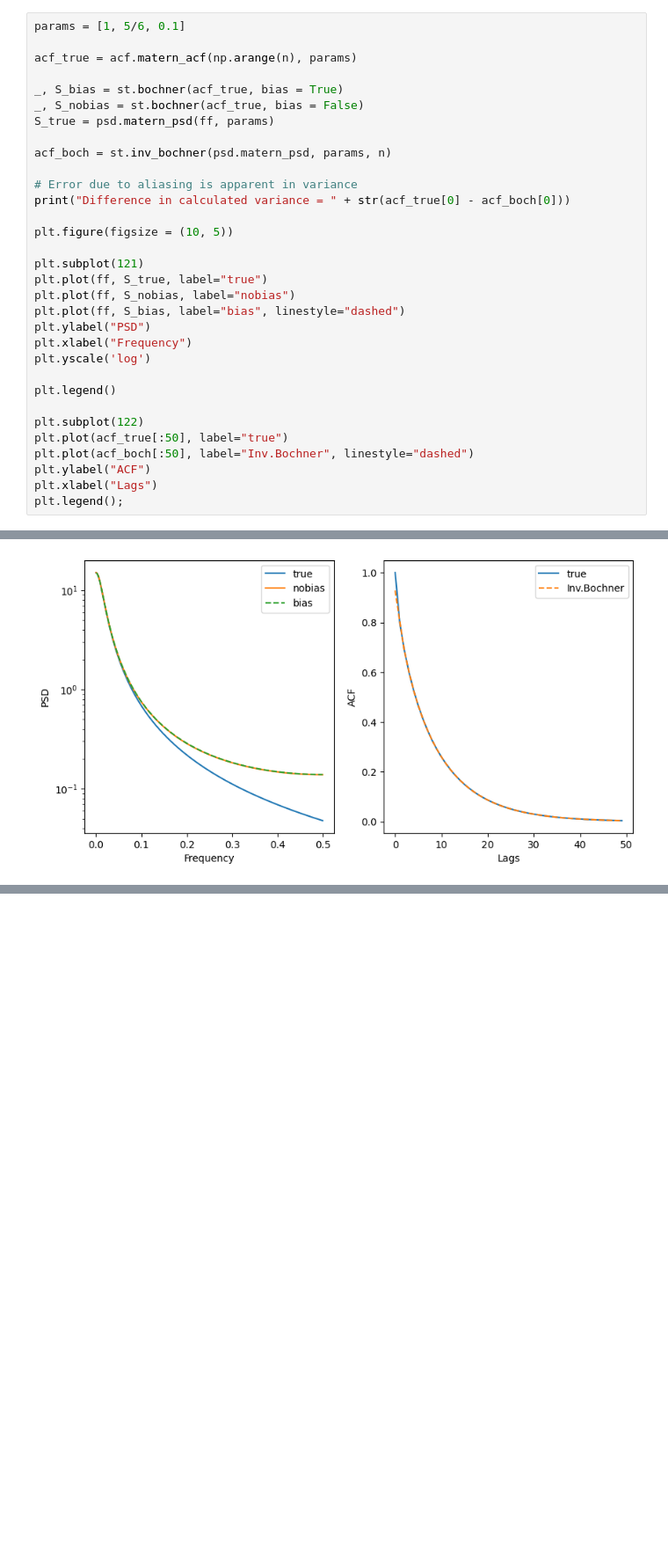
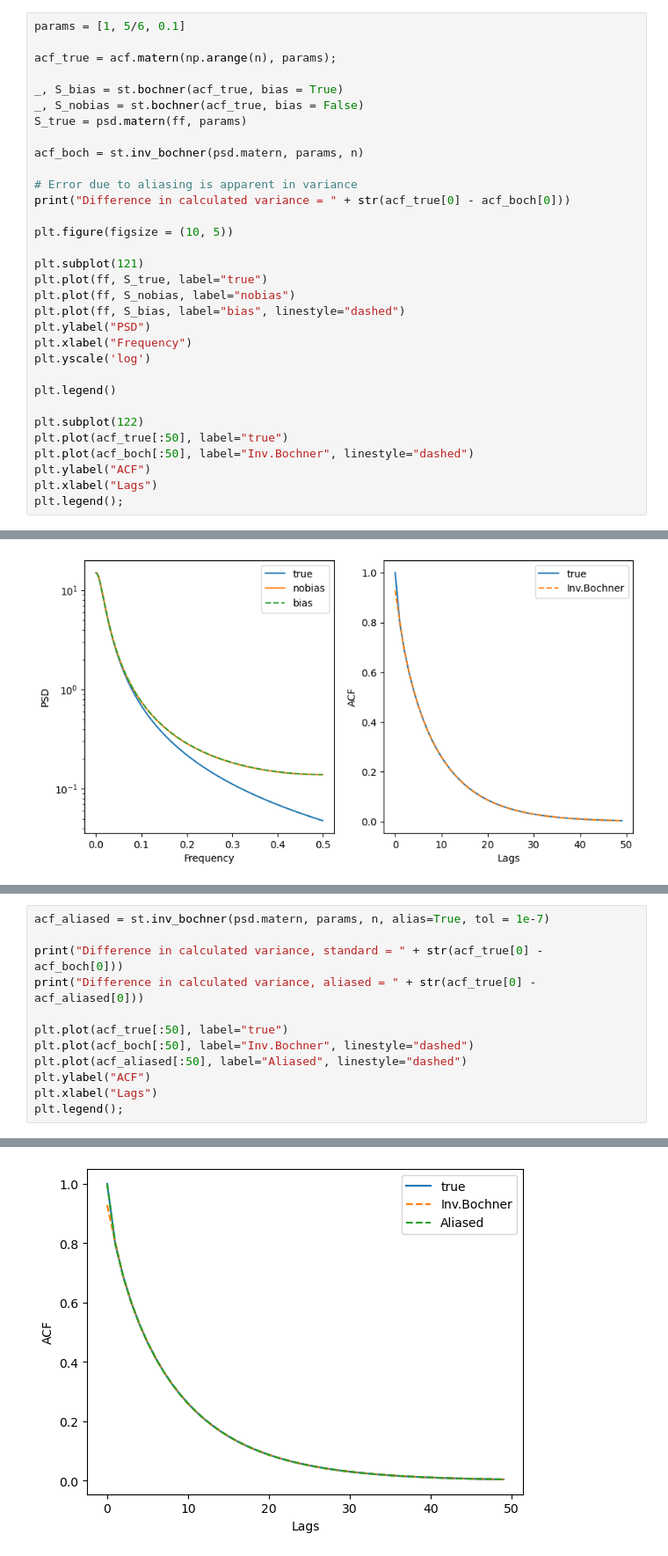
Before and after one commit to TIDE-ITRH/speccy, a Jupyter notebook: notebooks/01_matern_example.ipynb, the cells around one changed output, grey strips where cells are left out. Shown at 88% size. Cells and saved outputs as stored; diff of their text form; blank space fills up the shorter version.

Commit message:
Fixed aliasing in inv_bochner

```diff
--- a/notebooks/01_matern_example.ipynb
+++ b/notebooks/01_matern_example.ipynb
@@ -60,13 +60,13 @@ Select a parameterisation where aliasing is an issue and there is insignificant
 # %%
 params = [1, 5/6, 0.1]
 
-acf_true = acf.matern_acf(np.arange(n), params)
+acf_true = acf.matern(np.arange(n), params);
 
 _, S_bias = st.bochner(acf_true, bias = True)
 _, S_nobias = st.bochner(acf_true, bias = False)
-S_true = psd.matern_psd(ff, params)
+S_true = psd.matern(ff, params)
 
-acf_boch = st.inv_bochner(psd.matern_psd, params, n)
+acf_boch = st.inv_bochner(psd.matern, params, n)
 
 # Error due to aliasing is apparent in variance
 print("Difference in calculated variance = " + str(acf_true[0] - acf_boch[0]))
@@ -94,0 +98,13 @@ Difference in calculated variance = 0.07161501219882593
+# %%
+acf_aliased = st.inv_bochner(psd.matern, params, n, alias=True, tol = 1e-7)
+
+print("Difference in calculated variance, standard = " + str(acf_true[0] - acf_boch[0]))
+print("Difference in calculated variance, aliased = " + str(acf_true[0] - acf_aliased[0]))
+
+plt.plot(acf_true[:50], label="true")
+plt.plot(acf_boch[:50], label="Inv.Bochner", linestyle="dashed")
+plt.plot(acf_aliased[:50], label="Aliased", linestyle="dashed")
+plt.ylabel("ACF")
+plt.xlabel("Lags")
+plt.legend();
+# %% [output]
@@ -94,0 +114 @@ Difference in calculated variance = 0.07161501219882593
+[figure, added]
```
Also changed, not shown: parts of 3 cells of this notebook, 3 other files.
